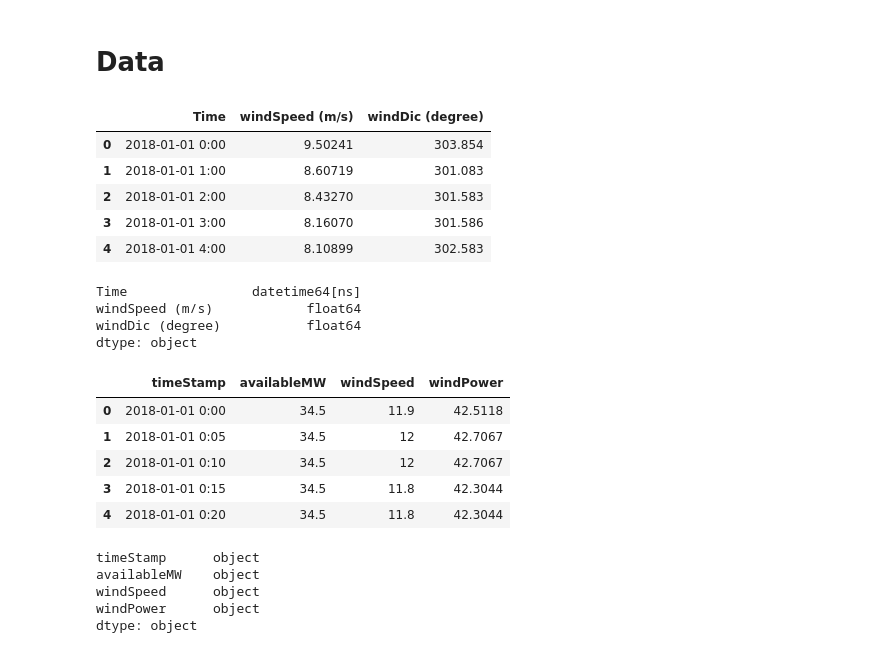
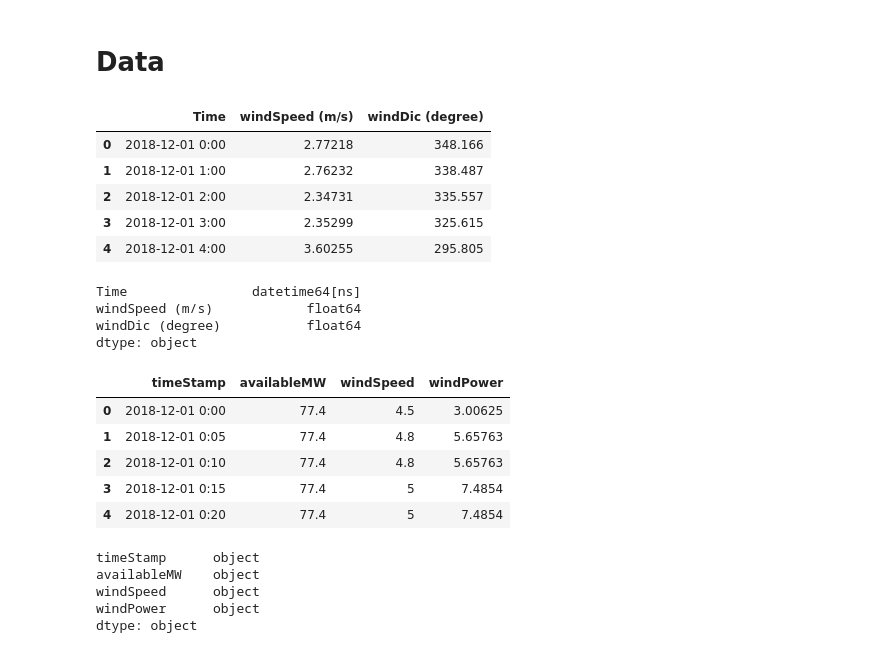
Before and after one commit to luis13d/Wind-energy, a Jupyter notebook: scripts/EDA.ipynb, the cells around one changed output. Saved outputs shown, nothing was run; the diff lists cells and outputs as text; code cells hidden in the pictures.

```diff
--- a/scripts/EDA.ipynb
+++ b/scripts/EDA.ipynb
@@ -11,15 +11,15 @@ plt.rcParams["figure.figsize"] = (20,10)
 # %%
 os.chdir("..")
 # %%
-forecast_1 = pd.read_csv('data/wind_challenge/Dataset1_forecast.csv')
+forecast_1 = pd.read_csv('data/wind_challenge/Dataset2_forecast.csv')
 forecast_1.head(5)
 # %% [output]
 |  | Time | windSpeed (m/s) | windDic (degree) |
-| 0 | 2018-01-01 0:00 | 9.50241 | 303.854 |
-| 1 | 2018-01-01 1:00 | 8.60719 | 301.083 |
-| 2 | 2018-01-01 2:00 | 8.43270 | 301.583 |
-| 3 | 2018-01-01 3:00 | 8.16070 | 301.586 |
-| 4 | 2018-01-01 4:00 | 8.10899 | 302.583 |
+| 0 | 2018-12-01 0:00 | 2.77218 | 348.166 |
+| 1 | 2018-12-01 1:00 | 2.76232 | 338.487 |
+| 2 | 2018-12-01 2:00 | 2.34731 | 335.557 |
+| 3 | 2018-12-01 3:00 | 2.35299 | 325.615 |
+| 4 | 2018-12-01 4:00 | 3.60255 | 295.805 |
 # %%
 forecast_1.dtypes
 # %% [output]
@@ -30,15 +30,15 @@ dtype: object
 # %%
 forecast_1['Time'] = pd.to_datetime(forecast_1['Time'])
 # %%
-measurement_1 = pd.read_csv('data/wind_challenge/Dataset1_measurement.csv')
+measurement_1 = pd.read_csv('data/wind_challenge/Dataset2_measurement.csv')
 measurement_1.head(5)
 # %% [output]
 |  | timeStamp | availableMW | windSpeed | windPower |
-| 0 | 2018-01-01 0:00 | 34.5 | 11.9 | 42.5118 |
-| 1 | 2018-01-01 0:05 | 34.5 | 12 | 42.7067 |
-| 2 | 2018-01-01 0:10 | 34.5 | 12 | 42.7067 |
-| 3 | 2018-01-01 0:15 | 34.5 | 11.8 | 42.3044 |
-| 4 | 2018-01-01 0:20 | 34.5 | 11.8 | 42.3044 |
+| 0 | 2018-12-01 0:00 | 77.4 | 4.5 | 3.00625 |
+| 1 | 2018-12-01 0:05 | 77.4 | 4.8 | 5.65763 |
+| 2 | 2018-12-01 0:10 | 77.4 | 4.8 | 5.65763 |
+| 3 | 2018-12-01 0:15 | 77.4 | 5 | 7.4854 |
+| 4 | 2018-12-01 0:20 | 77.4 | 5 | 7.4854 |
 # %%
 measurement_1.dtypes
 # %% [output]
```
Also changed, not shown: parts of 4 cells of this notebook, 1 other file.
